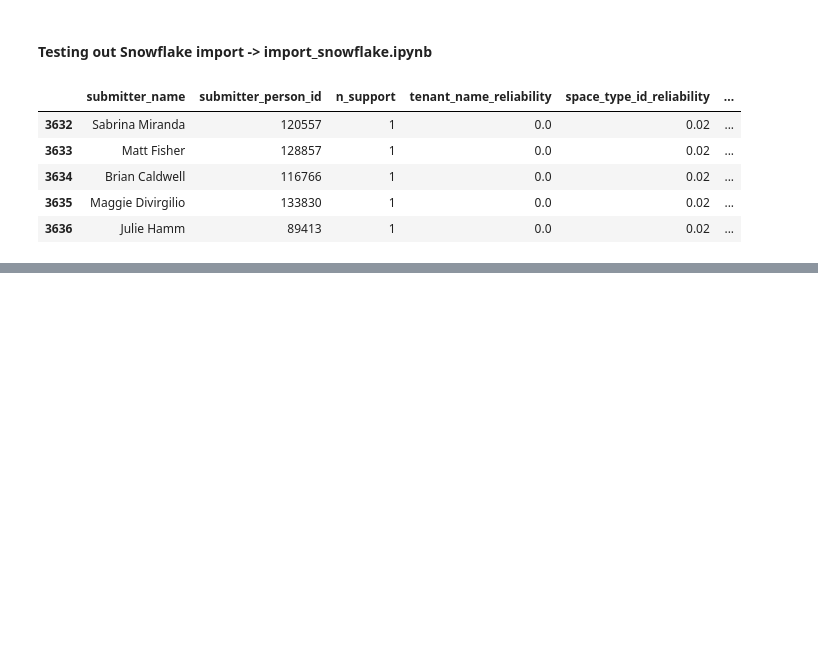
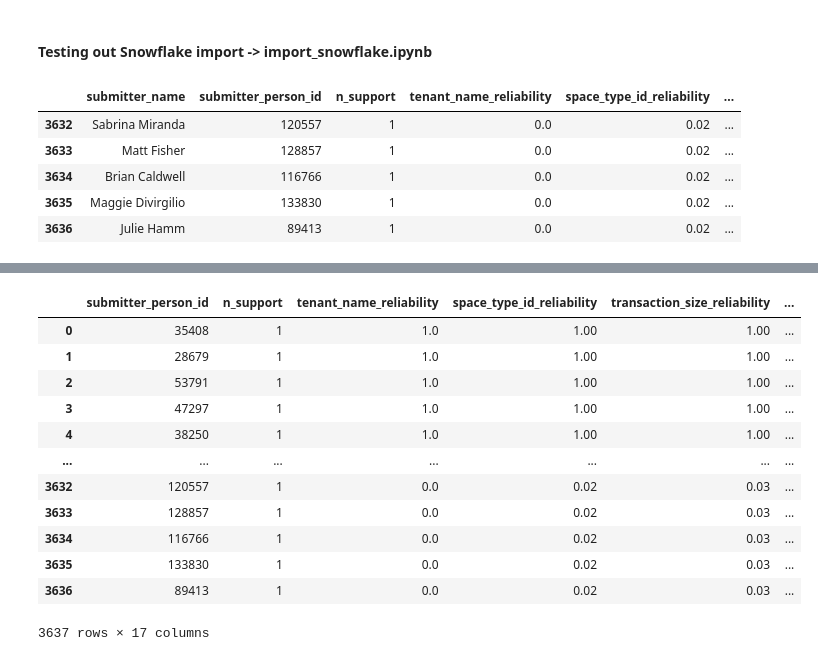
Before and after one commit to compstak/lease-version-reliability, a Jupyter notebook: notebooks/test.ipynb, the cells around one changed output, grey strips where cells are left out. Cells and saved outputs as stored; diff of their text form; code cells hidden in the pictures; blank space fills up the shorter version.

Commit message:
deleted submitter name

```diff
--- a/notebooks/test.ipynb
+++ b/notebooks/test.ipynb
@@ -442,0 +513,18 @@ submitter_df[submitter_df['submitter_person_id'].isin(id)]
+# %%
+anal_df, submitter_info = get_submitter_reliability(df, x_cols, y_cols, model_dict)
+# %%
+anal_df
+# %% [output]
+|  | submitter_person_id | n_support | tenant_name_reliability | space_type_id_reliability | transaction_size_reliability | ... |
+| 0 | 35408 | 1 | 1.0 | 1.00 | 1.00 | ... |
+| 1 | 28679 | 1 | 1.0 | 1.00 | 1.00 | ... |
+| 2 | 53791 | 1 | 1.0 | 1.00 | 1.00 | ... |
+| 3 | 47297 | 1 | 1.0 | 1.00 | 1.00 | ... |
+| 4 | 38250 | 1 | 1.0 | 1.00 | 1.00 | ... |
+| ... | ... | ... | ... | ... | ... | ... |
+| 3632 | 120557 | 1 | 0.0 | 0.02 | 0.03 | ... |
+| 3633 | 128857 | 1 | 0.0 | 0.02 | 0.03 | ... |
+| 3634 | 116766 | 1 | 0.0 | 0.02 | 0.03 | ... |
+| 3635 | 133830 | 1 | 0.0 | 0.02 | 0.03 | ... |
+| 3636 | 89413 | 1 | 0.0 | 0.02 | 0.03 | ... |
+3637 rows × 17 columns
```
Also changed, not shown: parts of 7 cells of this notebook, 5 other files.
